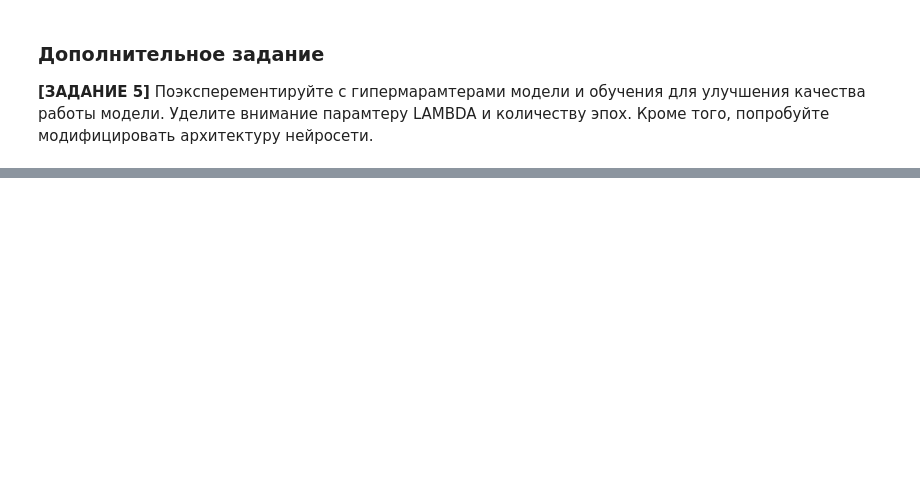
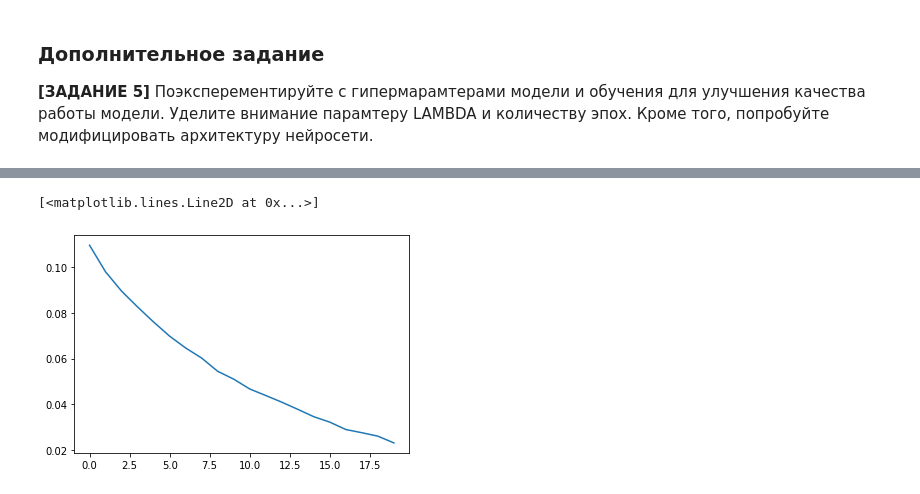
Before and after one commit to vsolodkyi/NeuralNetworks_SkillBox, a Jupyter notebook: module_8/Реализация_модели_для_Классификации+Локализации.ipynb, the cells around one changed output, grey strips where cells are left out. Cells and saved outputs as stored; diff of their text form; code cells hidden in the pictures; blank space fills up the shorter version.

```diff
--- a/module_8/Реализация_модели_для_Классификации+Локализации.ipynb
+++ b/module_8/Реализация_модели_для_Классификации+Локализации.ipynb
@@ -197,0 +201,6 @@ def loss_composit(labels, logits):
+# %%
+# Ваш код здесь
+model.build(input_shape=(128, 64, 64, 1))
+model.compile(loss=loss_composit, metrics=['accuracy'], optimizer=tf.keras.optimizers.Adam(learning_rate=1e-4))
+# %%
+history = model.fit(x=train_x_new, y=train_y_new, validation_data=(test_x_new, test_y_new), epochs=20, batch_size=128)
@@ -209,3 +242,14 @@ show_prediction(sample, pred)
 # %% [markdown]
 ### Дополнительное задание
 **[ЗАДАНИЕ 5]** Поэксперементируйте c гипермарамтерами модели и обучения для улучшения качества работы модели. Уделите внимание парамтеру LAMBDA и количеству эпох. Кроме того, попробуйте модифицировать архитектуру нейросети.
+# %%
+LAMBDA = 10.0
+def loss_composit(labels, logits):
+    return loss_cls(labels, logits) + LAMBDA * loss_box(labels, logits)
+
+
+# Ваш код здесь
+model.build(input_shape=(128, 64, 64, 1))
+model.compile(loss=loss_composit, metrics=['accuracy'], optimizer=tf.keras.optimizers.Adam(learning_rate=1e-4))
+# %%
+history = model.fit(x=train_x_new, y=train_y_new, validation_data=(test_x_new, test_y_new), epochs=20, batch_size=128)
@@ -211,0 +274,5 @@ show_prediction(sample, pred)
+# %%
+plt.plot(history.history['loss'])
+# %% [output]
+[<matplotlib.lines.Line2D at 0x...>]
+[figure, added]
```
Also changed, not shown: parts of 14 cells of this notebook.
